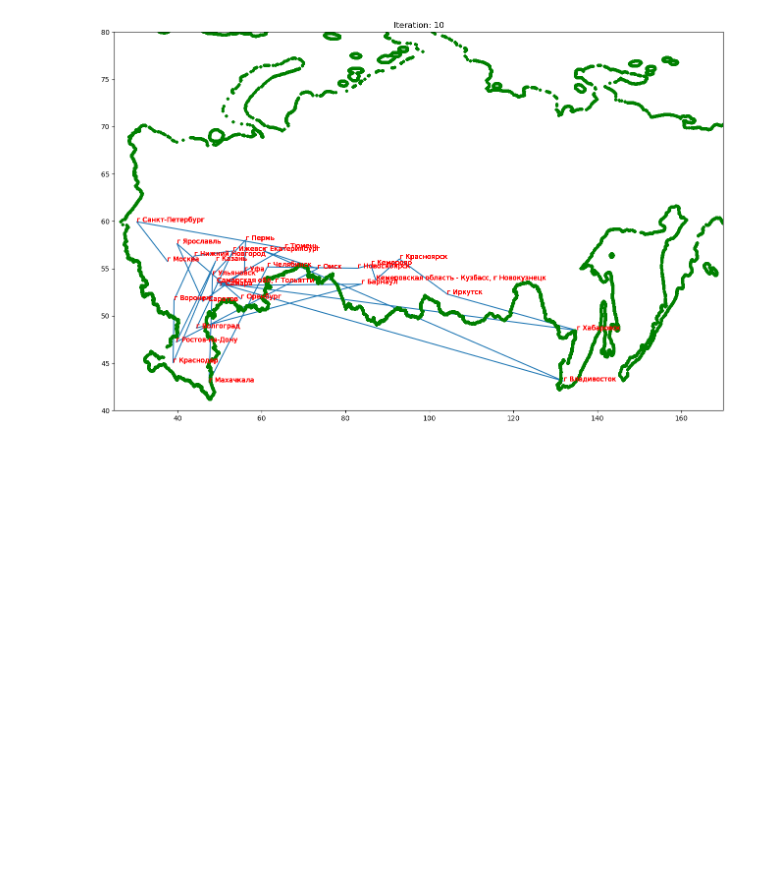
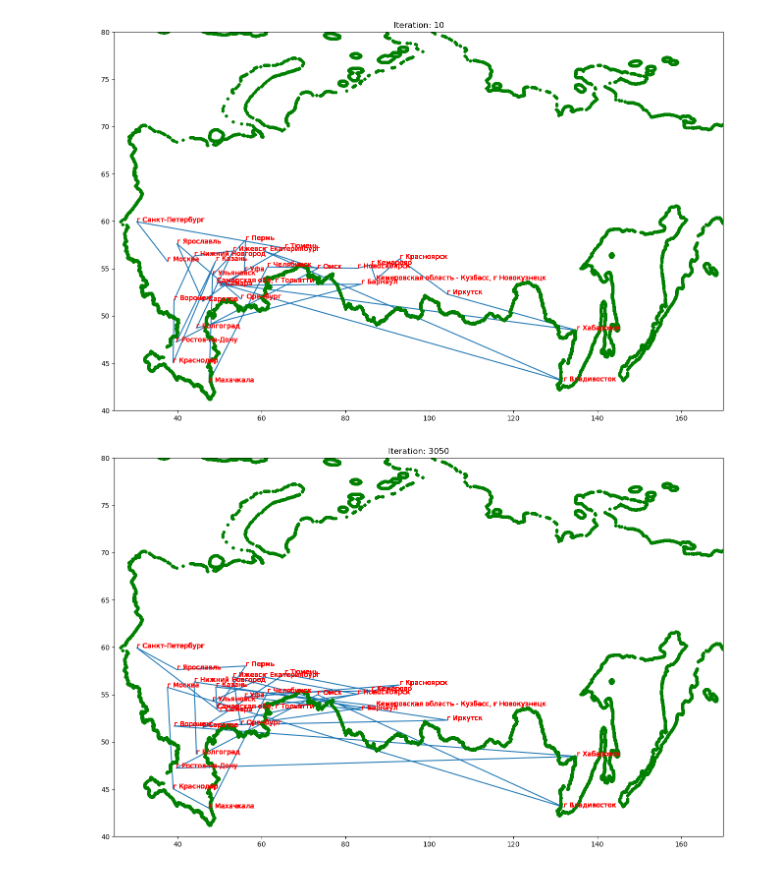
Before and after one commit to Sh41lD4n1n/Statistic_Assignment2, a Jupyter notebook: task2/task2.ipynb, the cells around one changed output. Cells and saved outputs as stored; diff of their text form; code cells hidden in the pictures; blank space fills up the shorter version.

```diff
--- a/task2/task2.ipynb
+++ b/task2/task2.ipynb
@@ -562,7 +562,9 @@ record(alg.stat.only_best_path_hist,1)
 # %%
 # record(alg.stat.current_path_hist,1000)
 # record(alg.stat.current_path_hist,100)
-record(alg.stat.current_path_hist,1)
+record(alg.stat.current_path_hist,50)
+# %% [output]
+[figure, added]
 # %%
 # record(alg.stat.best_path_hist,100)
 #record(alg.stat.best_path_hist,1)
```
Also changed, not shown: 3 other files.
